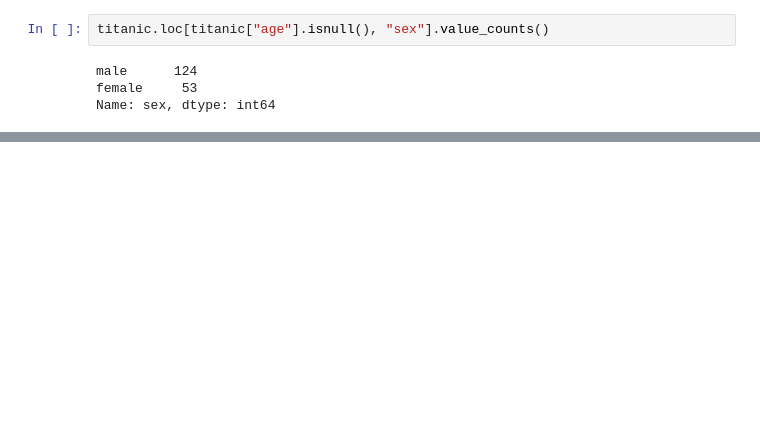
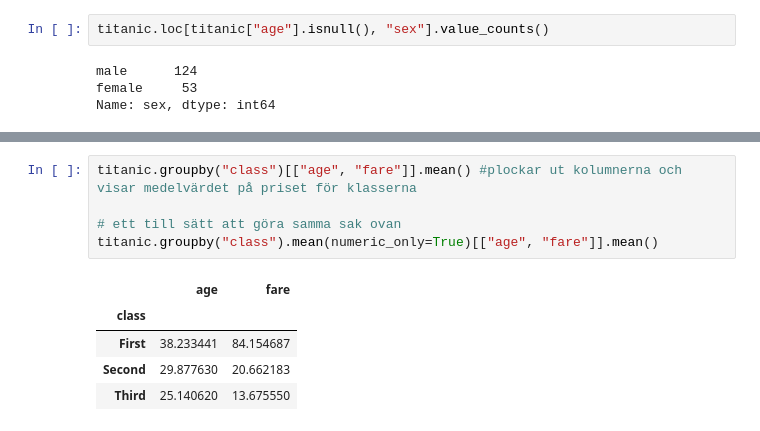
Before and after one commit to Danneftw1/Databehandling-Daniel-Nilsson, a Jupyter notebook: Code-alongs/L1_missing_aggregation.ipynb, the cells around one changed output, grey strips where cells are left out. Drawn from its saved outputs; the diff is of its cells as text; blank space fills up the shorter version.

```diff
--- a/Code-alongs/L1_missing_aggregation.ipynb
+++ b/Code-alongs/L1_missing_aggregation.ipynb
@@ -191,0 +203,11 @@ titanic.isnull().sum()["sex"]
+# %%
+titanic.groupby("class")[["age", "fare"]].mean() #plockar ut kolumnerna och visar medelvärdet på priset för klasserna
+
+# ett till sätt att göra samma sak ovan
+titanic.groupby("class").mean(numeric_only=True)[["age", "fare"]].mean()
+# %% [output]
+|  | age | fare |
+| class |  |  |
+| First | 38.233441 | 84.154687 |
+| Second | 29.877630 | 20.662183 |
+| Third | 25.140620 | 13.675550 |
```
Also changed, not shown: parts of 9 cells of this notebook, 5 other files.
